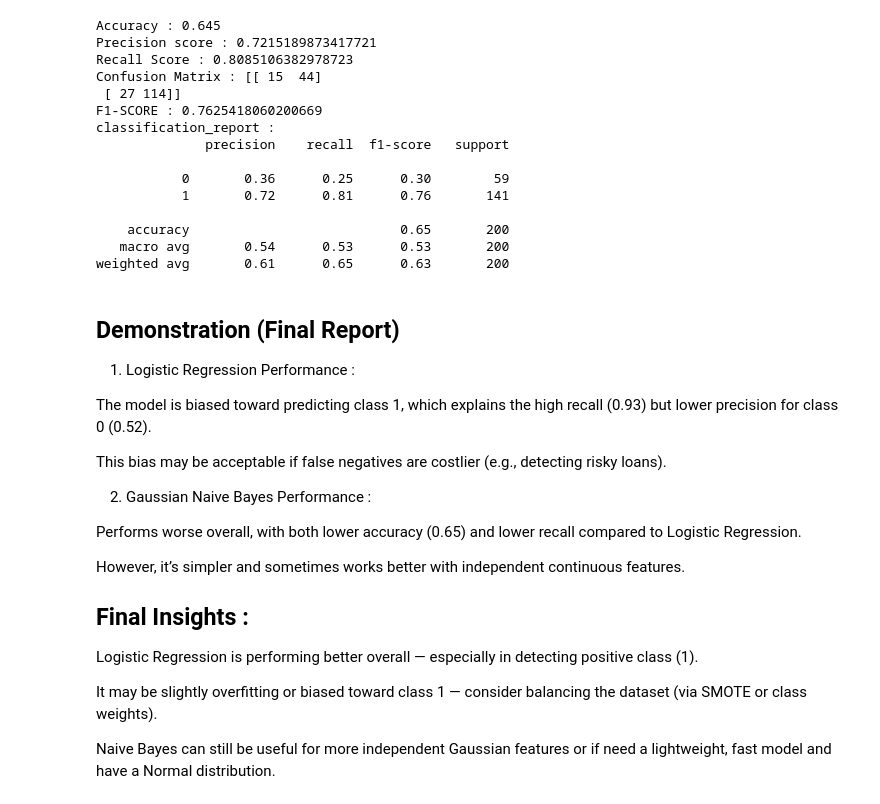
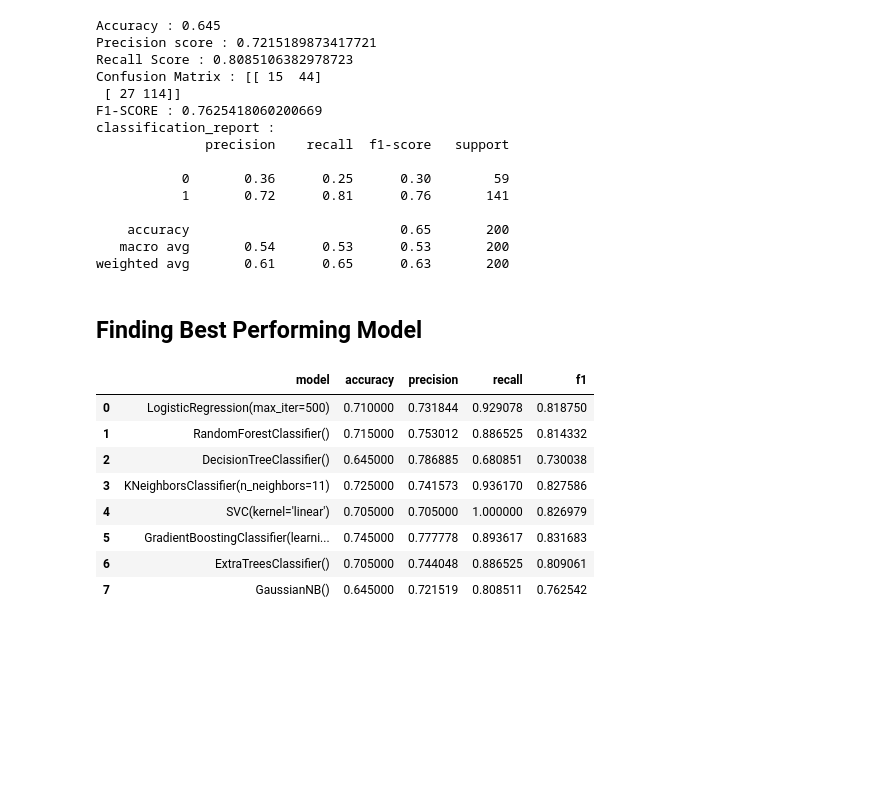
Before and after one commit to Alexander789400/Credit-Risk-Intelligence-AI-Model-for-Safer-Lending-Decisions, a Jupyter notebook: Credit_customers_project.ipynb, the cells around one changed output. Drawn from its saved outputs; the diff is of its cells as text; code cells hidden in the pictures; blank space fills up the shorter version.

```diff
--- a/Credit_customers_project.ipynb
+++ b/Credit_customers_project.ipynb
@@ -528,24 +528,62 @@ classification_report :
     accuracy                           0.65       200
    macro avg       0.54      0.53      0.53       200
 weighted avg       0.61      0.65      0.63       200
-# %% [markdown]
-## Demonstration (Final Report)
-1. Logistic Regression Performance :
-
-The model is biased toward predicting class 1, which explains the high recall (0.93) but lower precision for class 0 (0.52).
-
-This bias may be acceptable if false negatives are costlier (e.g., detecting risky loans).
-
-2. Gaussian Naive Bayes Performance :
-
-Performs worse overall, with both lower accuracy (0.65) and lower recall compared to Logistic Regression.
-
-However, it’s simpler and sometimes works better with independent continuous features.
-
-## Final Insights :
-
-Logistic Regression is performing better overall — especially in detecting positive class (1).
-
-It may be slightly overfitting or biased toward class 1 — consider balancing the dataset (via SMOTE or class weights).
-
-Naive Bayes can still be useful for more independent Gaussian features or if need a lightweight, fast model and have a Normal distribution.
+# %% [markdown]
+## Finding Best Performing Model
+# %%
+# for classification algorithms
+from sklearn.linear_model import LogisticRegression
+from sklearn.neighbors import KNeighborsClassifier
+from sklearn.svm import SVC
+from sklearn.ensemble import RandomForestClassifier,GradientBoostingClassifier
+from sklearn.naive_bayes import GaussianNB
+from sklearn.tree import DecisionTreeClassifier
+from sklearn.ensemble import ExtraTreesClassifier
+
+
+clas_models={"lr":LogisticRegression(max_iter=500),
+             "rfc":RandomForestClassifier(),
+             "dtc":DecisionTreeClassifier(),
+             "knn":KNeighborsClassifier(n_neighbors=11),
+             "svm":SVC(kernel="linear"),
+             "gbc":GradientBoostingClassifier(random_state=0,learning_rate=0.45),
+             "etc":ExtraTreesClassifier(),
+             "nb":GaussianNB()}
+
+#dictionary to store results
+results={"model":[],"accuracy":[],"precision":[],"recall":[],"f1":[]}
+
+#evaluate each model:
+for model_name,model in clas_models.items():
+    #train the model :
+    model.fit(x_train,y_train)
+    model_pred=model.predict(x_test)
+    # print(model_pred)
+    # calcualate metrics
+    accuracy=accuracy_score(y_test,model_pred)
+    precision=precision_score(y_test,model_pred)
+    recall=recall_score(y_test,model_pred)
+    f1=f1_score(y_test,model_pred)
+
+    # store result in dictionary
+    results["model"].append(model)
+    results["accuracy"].append(accuracy)
+    results["precision"].append(precision)
+    results["recall"].append(recall)
+    results["f1"].append(f1)
+
+    # convert resulyts to dataframe
+results_df=pd.DataFrame(results)
+
+    #Display the results in a table
+results_df.style.background_gradient('Reds')
+# %% [output]
+|  | model | accuracy | precision | recall | f1 |
+| 0 | LogisticRegression(max_iter=500) | 0.710000 | 0.731844 | 0.929078 | 0.818750 |
+| 1 | RandomForestClassifier() | 0.715000 | 0.753012 | 0.886525 | 0.814332 |
+| 2 | DecisionTreeClassifier() | 0.645000 | 0.786885 | 0.680851 | 0.730038 |
+| 3 | KNeighborsClassifier(n_neighbors=11) | 0.725000 | 0.741573 | 0.936170 | 0.827586 |
+| 4 | SVC(kernel='linear') | 0.705000 | 0.705000 | 1.000000 | 0.826979 |
+| 5 | GradientBoostingClassifier(learni... | 0.745000 | 0.777778 | 0.893617 | 0.831683 |
+| 6 | ExtraTreesClassifier() | 0.705000 | 0.744048 | 0.886525 | 0.809061 |
+| 7 | GaussianNB() | 0.645000 | 0.721519 | 0.808511 | 0.762542 |
```
Also changed, not shown: parts of 1 cell of this notebook.
